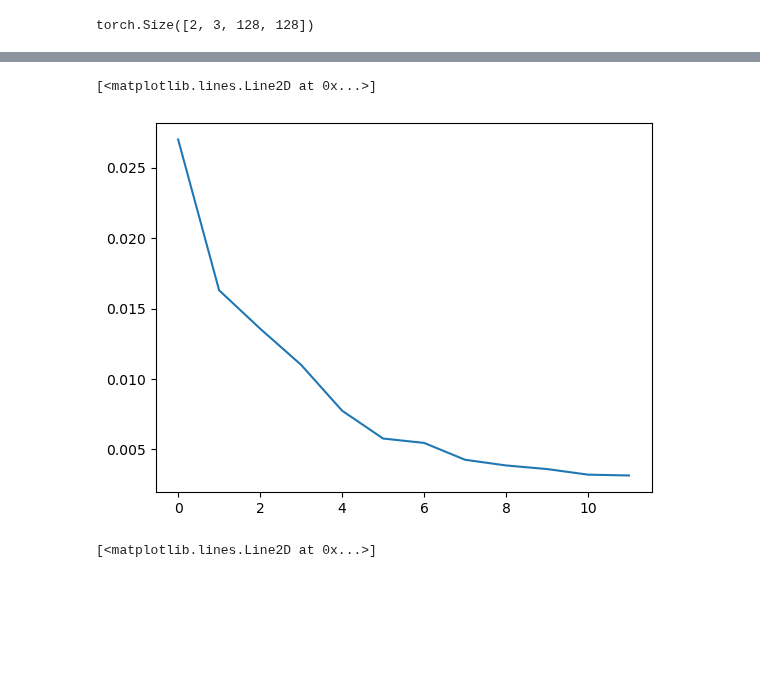
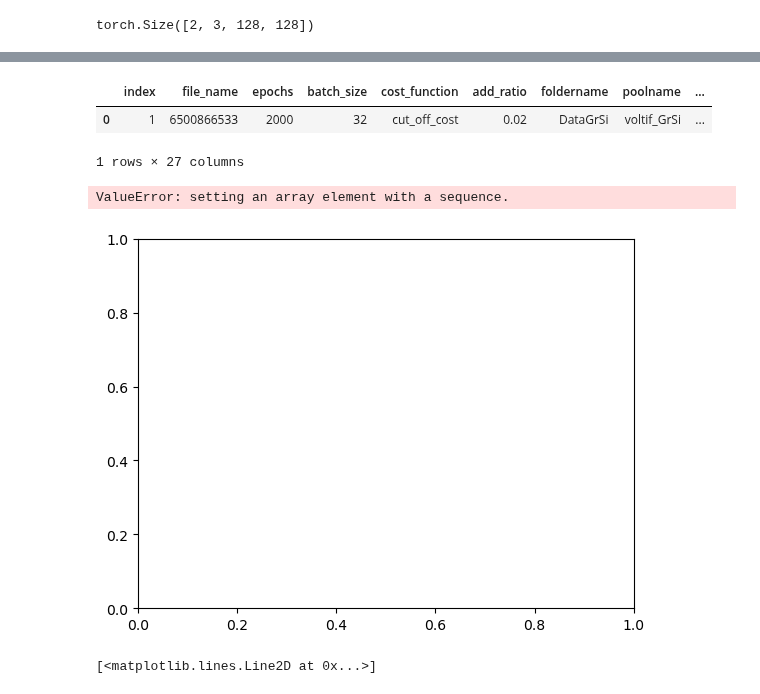
Before and after one commit to laura-rieger/segmenter, a Jupyter notebook: src/Examine in progress.ipynb, the cells around one changed output, grey strips where cells are left out. Saved outputs shown, nothing was run; the diff lists cells and outputs as text; code cells hidden in the pictures; blank space fills up the shorter version.

```diff
--- a/src/Examine in progress.ipynb
+++ b/src/Examine in progress.ipynb
@@ -70,11 +69,17 @@ results[['foldername', 'best_val_score', 'cost_function', 'add_ratio','experimen
 # %%
-results = results[results.file_name == '9627582650']
+results = results[results.file_name == '6500866533']
 results.reset_index(inplace=True)
+# %%
+results
+# %% [output]
+|  | index | file_name | epochs | batch_size | cost_function | add_ratio | foldername | poolname | ... |
+| 0 | 1 | 6500866533 | 2000 | 32 | cut_off_cost | 0.02 | DataGrSi | voltif_GrSi | ... |
+1 rows × 27 columns
 # %%
-plt.plot(results.train_losses[0])
+plt.plot(results.train_losses)
 # %% [output]
-[<matplotlib.lines.Line2D at 0x...>]
+ValueError: setting an array element with a sequence.
-[figure, old version]
+[figure, new version]
 # %%
 plt.plot(results.val_scores[0])
 # %% [output]
```
Also changed, not shown: parts of 2 cells of this notebook, 7 other files.
